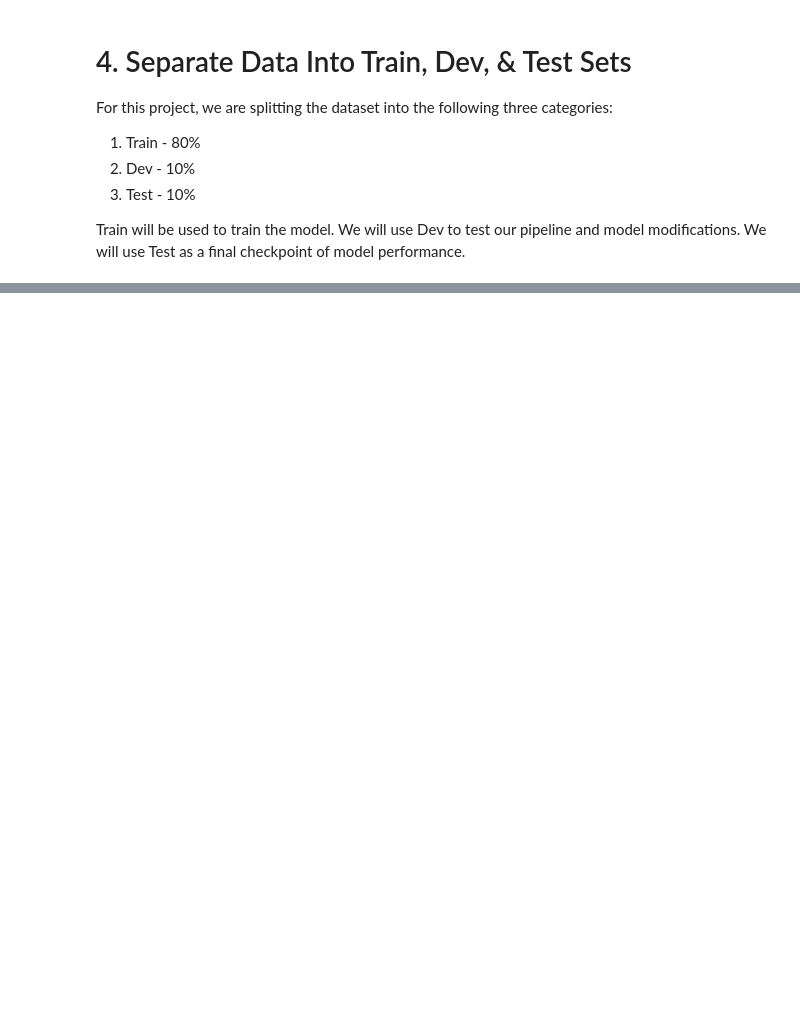
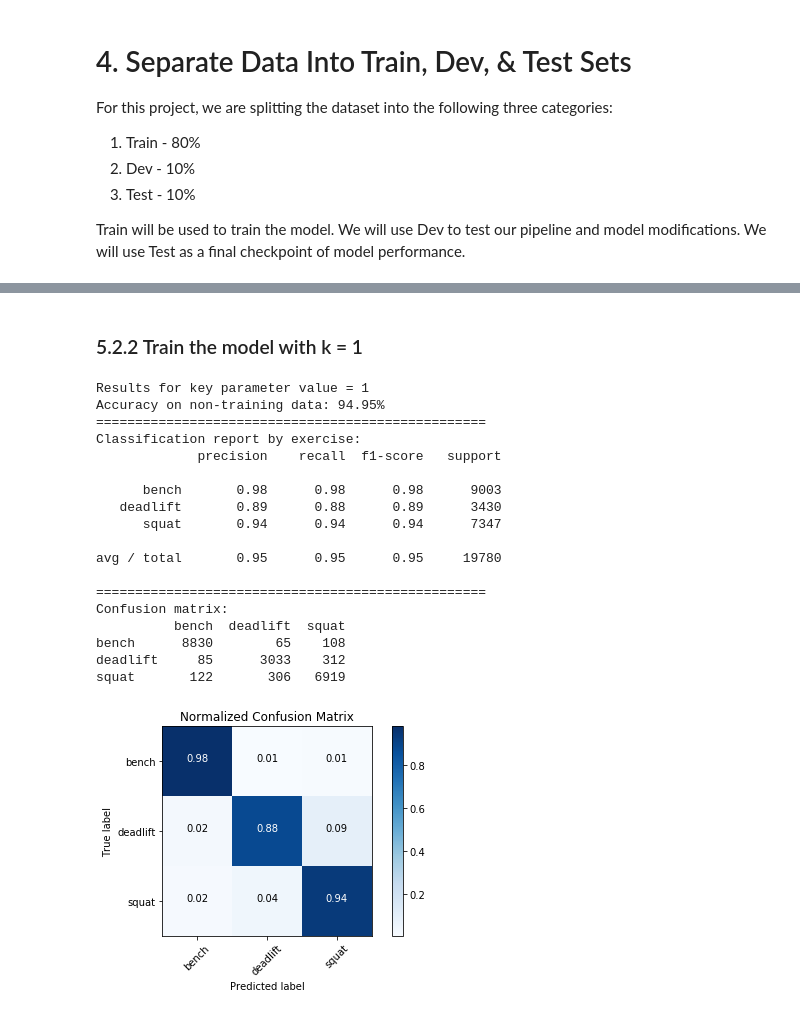
Before and after one commit to YuliaZamriy/W207_Group_Project, a Jupyter notebook: w207_openbarbell_baseline_submission.ipynb, the cells around one changed output, grey strips where cells are left out. Drawn from its saved outputs; the diff is of its cells as text; code cells hidden in the pictures; blank space fills up the shorter version.

```diff
--- a/w207_openbarbell_baseline_submission.ipynb
+++ b/w207_openbarbell_baseline_submission.ipynb
@@ -163,0 +257,5 @@ Observations after cleaning = (196034, 13)
+# %%
+features_to_keep = ['AvgVel', 'ROM', 'PeakVel', 'PeakVelLoc', 'RepDur', 'weight_lbs']
+primary_label = 'exercise_clean'
+id_columns = ['setID', 'RepCount']
+df_main, df_other = clean_data(df, primary_label, features_to_keep, id_columns)
@@ -182,3 +355,6 @@ Observations after feature engineering = (196034, 13)
+# %%
+df_main = df_main.drop(primary_label, axis=1)
+df_other = df_other.drop(primary_label, axis=1)
 # %% [markdown]
 # 4. Separate Data Into Train, Dev, & Test Sets
 
@@ -302,0 +371,10 @@ Our group has successfully put together a pipeline where we can rapidly iterate
+# %%
+# Shuffle the input: create a random permutation of the integers between 0
+# and the number of data points and apply this permutation to features and targets
+# NOTE: Set random seed to ensure replication of the process
+np.random.seed(10)
+shuffle = np.random.permutation(np.arange(df_main.shape[0]))
+df_main, labels_main_num = df_main.iloc[shuffle], labels_main_num[shuffle]
+
+print('data shape: ', df_main.shape)
+print('label numeric shape:', labels_main_num.shape)
@@ -302,0 +480,17 @@ Our group has successfully put together a pipeline where we can rapidly iterate
+# %%
+def make_classifier(classifier, train, train_labs, dev, dev_labs, lab_names, printout, *argv):
+
+
+    if argv:
+        clsf = classifier(argv[0])
+        print(f"\nResults for key parameter value = {argv[0]}")
+    else:
+        clsf = classifier()
+    clsf.fit(train, train_labs)
+    pred_labs = clsf.predict(dev)
+    print(f"Accuracy on non-training data: {clsf.score(dev, dev_labs)*100:.2f}%")
+
+    if printout == True:
+        get_performance(dev_labs, pred_labs, lab_names)
+
+    return pred_labs
@@ -302,0 +578,24 @@ Our group has successfully put together a pipeline where we can rapidly iterate
+# %% [markdown]
+### 5.2.2 Train the model with k = 1
+# %%
+knn_dev_prediciton = make_classifier(KNeighborsClassifier, train_data_std, train_labels, dev_data_std, dev_labels, labels_main_names, True, 1)
+# %% [output]
+Results for key parameter value = 1
+Accuracy on non-training data: 94.95%
+==================================================
+Classification report by exercise:
+             precision    recall  f1-score   support
+
+      bench       0.98      0.98      0.98      9003
+   deadlift       0.89      0.88      0.89      3430
+      squat       0.94      0.94      0.94      7347
+
+avg / total       0.95      0.95      0.95     19780
+
+==================================================
+Confusion matrix:
+          bench  deadlift  squat
+bench      8830        65    108
+deadlift     85      3033    312
+squat       122       306   6919
+[figure, added]
```
Also changed, not shown: parts of 76 cells of this notebook.
